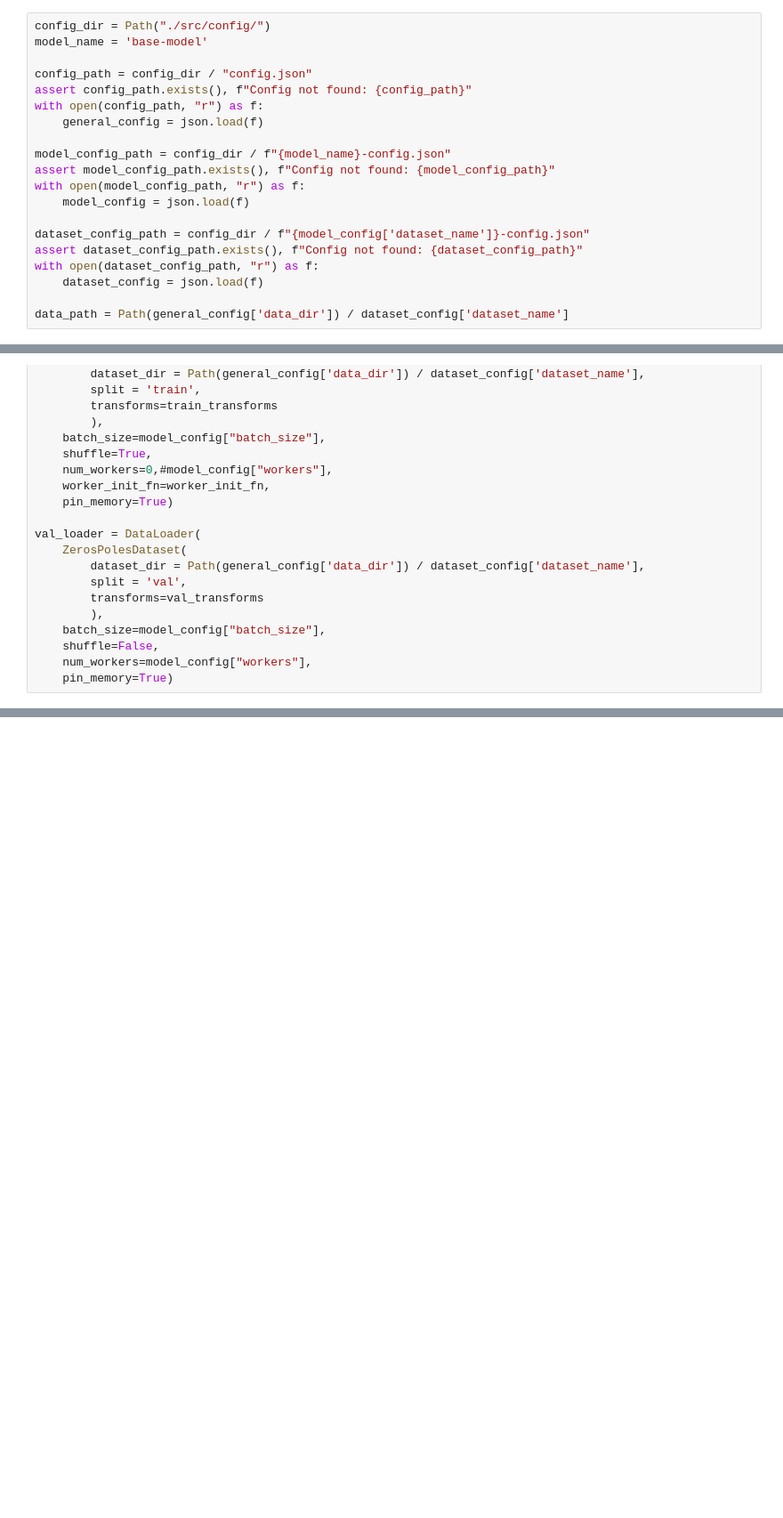
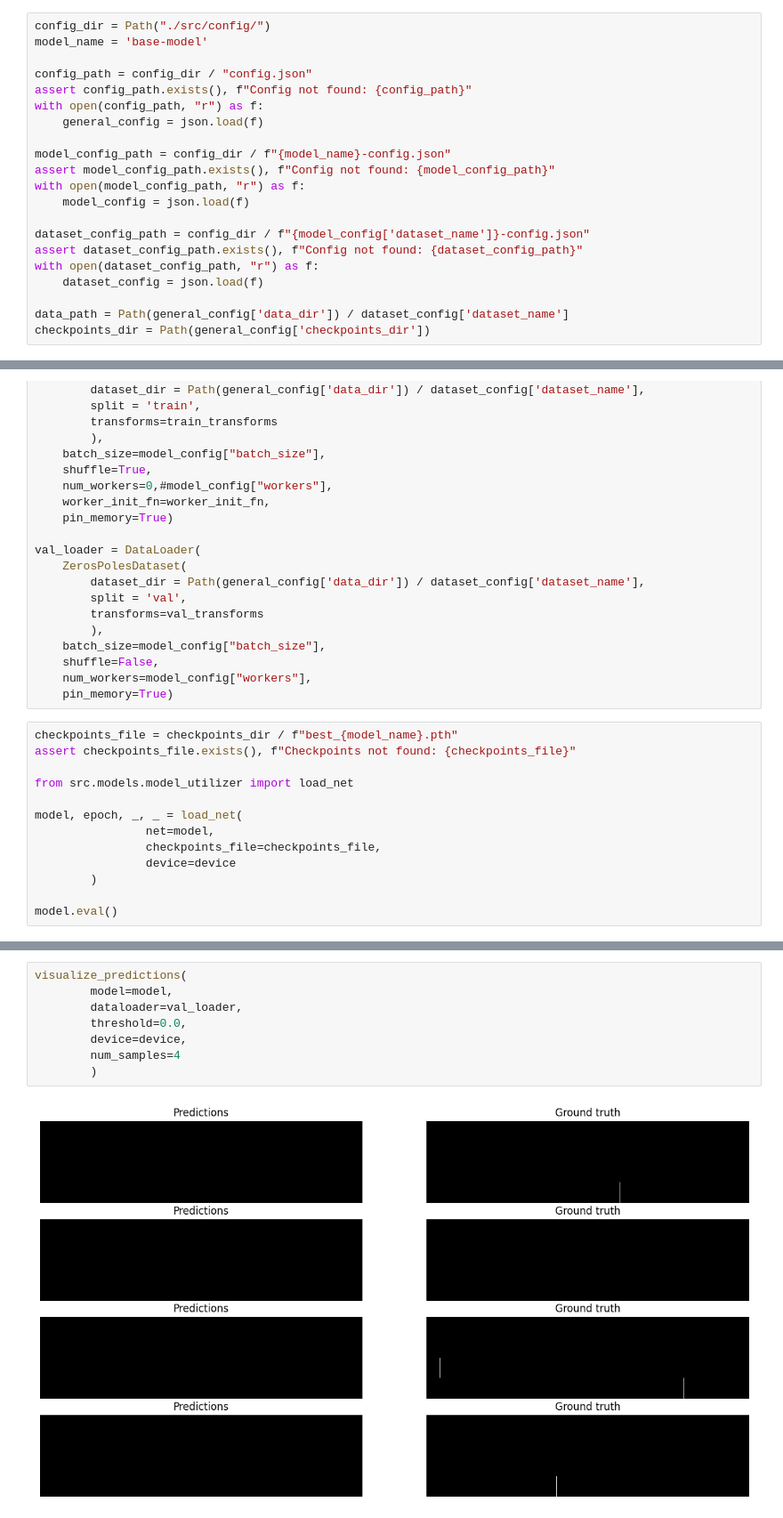
Before and after one commit to romangorbunov91/frequency-response-encoder, a Jupyter notebook: debug_notebook.ipynb, the cells around one changed output, grey strips where cells are left out. Shown at 89% size. Cells and saved outputs as stored; diff of their text form; blank space fills up the shorter version.

```diff
--- a/debug_notebook.ipynb
+++ b/debug_notebook.ipynb
@@ -43,6 +40,7 @@ with open(dataset_config_path, "r") as f:
     dataset_config = json.load(f)
 
 data_path = Path(general_config['data_dir']) / dataset_config['dataset_name']
+checkpoints_dir = Path(general_config['checkpoints_dir'])
 # %%
 device = torch.device(general_config["device"].lower() if torch.cuda.is_available() else 'cpu')
 # %% [markdown]
@@ -137,3 +135,16 @@ val_loader = DataLoader(
     shuffle=False,
     num_workers=model_config["workers"],
     pin_memory=True)
+# %%
+checkpoints_file = checkpoints_dir / f"best_{model_name}.pth"
+assert checkpoints_file.exists(), f"Checkpoints not found: {checkpoints_file}"
+
+from src.models.model_utilizer import load_net
+
+model, epoch, _, _ = load_net(
+                net=model,
+                checkpoints_file=checkpoints_file,
+                device=device
+        )
+
+model.eval()
@@ -140,3 +211,13 @@ val_loader = DataLoader(
+# %%
+visualize_predictions(
+        model=model,
+        dataloader=val_loader,
+        threshold=0.0,
+        device=device,
+        num_samples=4
+        )
+# %% [output]
+[figure, added]
 # %%
 # 1. Initialize accumulators (use float64 for numerical stability)
 channel_sum = None
```
Also changed, not shown: parts of 4 cells of this notebook.
